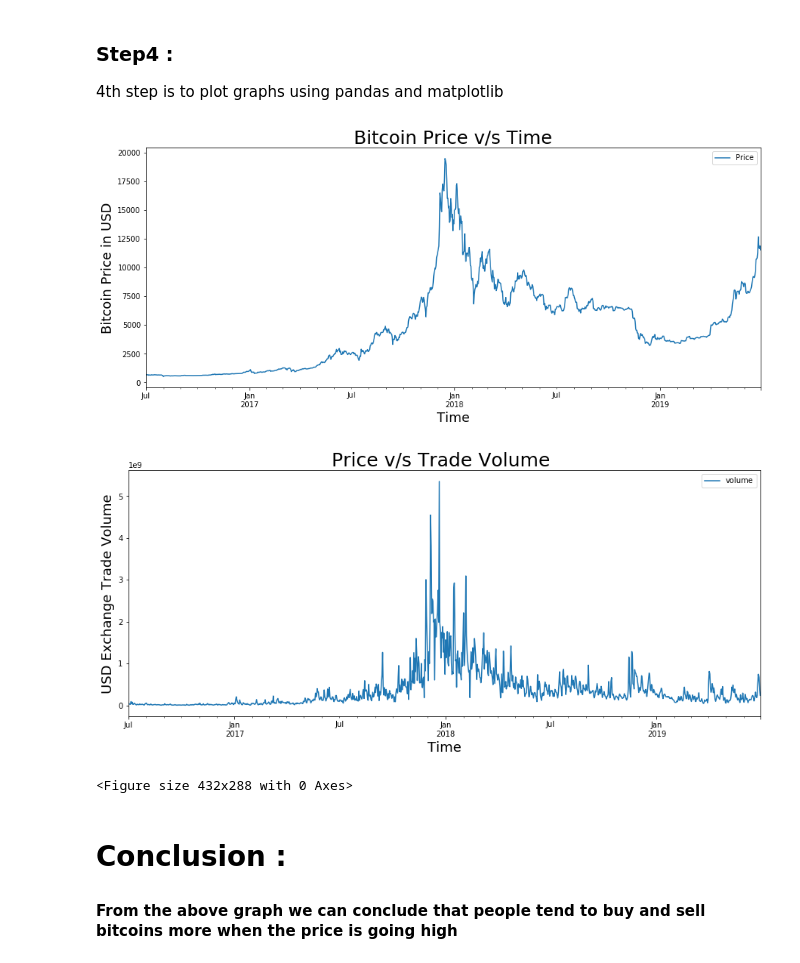
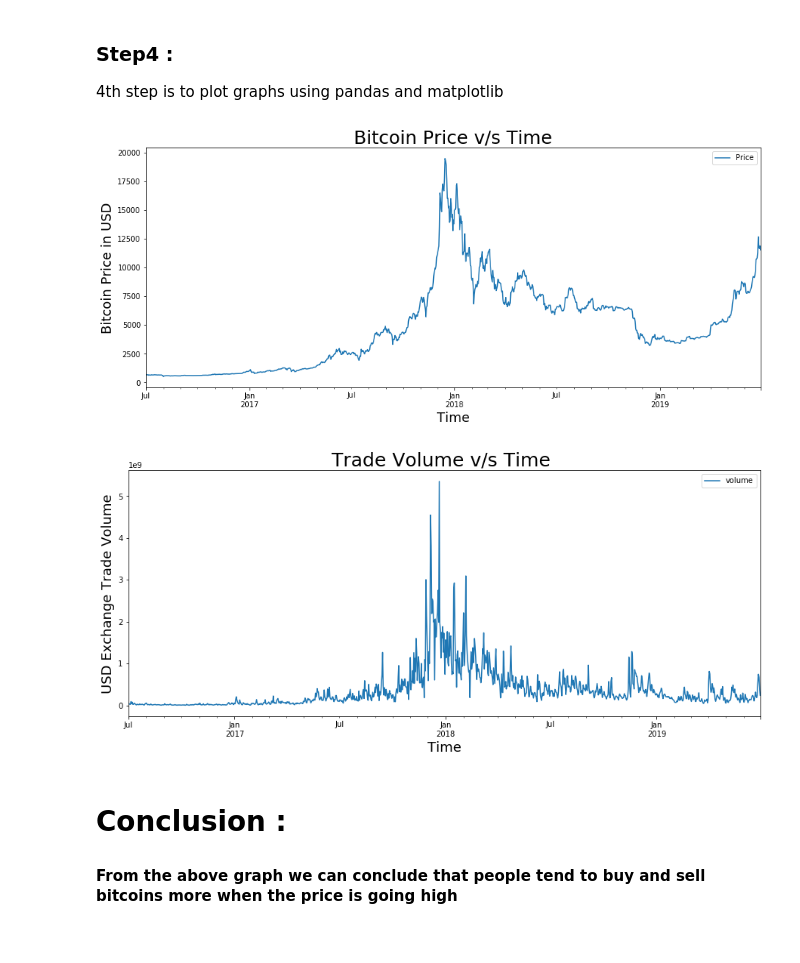
Before and after one commit to 44520-s19/wm-final-project-Rohith-saidugari, a Jupyter notebook: blockchain.ipynb, the cells around one changed output. Cells and saved outputs as stored; diff of their text form; code cells hidden in the pictures.

```diff
--- a/blockchain.ipynb
+++ b/blockchain.ipynb
@@ -92,36 +92,35 @@ import matplotlib.pyplot as plt
 
 
 # Read Price vs time data
 data = pd.read_csv('price.csv')
 # Define data frame
 df = pd.DataFrame(data, columns = ['Date', 'Price'])
 # Set the Date as Index
 df['Date'] = pd.to_datetime(df['Date'])
 df.index = df['Date']
 del df['Date']
 # Plot Figure with size and title
 axis = df.plot(figsize=(15, 6),title="Bitcoin Price v/s Time",fontsize=10)
 axis.set_xlabel("Time",fontsize=18)
 axis.set_ylabel("Bitcoin Price in USD",fontsize=18)
 axis.title.set_size(25)
 
 # Read tradevolume
 data = pd.read_csv('tradevolume.csv')
 # Define data frame
 df = pd.DataFrame(data, columns = ['Date', 'volume'])
 # Set the Date as Index
 df['Date'] = pd.to_datetime(df['Date'])
 df.index = df['Date']
 del df['Date']
-axis=df.plot(figsize=(15, 6),title="Price v/s Trade Volume ",fontsize=10)
+axis=df.plot(figsize=(15, 6),title="Trade Volume v/s Time ",fontsize=10)
 axis.set_xlabel("Time",fontsize=18)
 axis.set_ylabel("USD Exchange Trade Volume",fontsize=18)
 axis.title.set_size(25)
 plt.show()
 # %% [output]
 [figure]
-[figure, old version]
+[figure, new version]
-<Figure size 432x288 with 0 Axes>
 # %% [markdown]
 # Conclusion :
 #### From the above graph we can conclude that people tend to buy and sell bitcoins more when the price is going high
```
